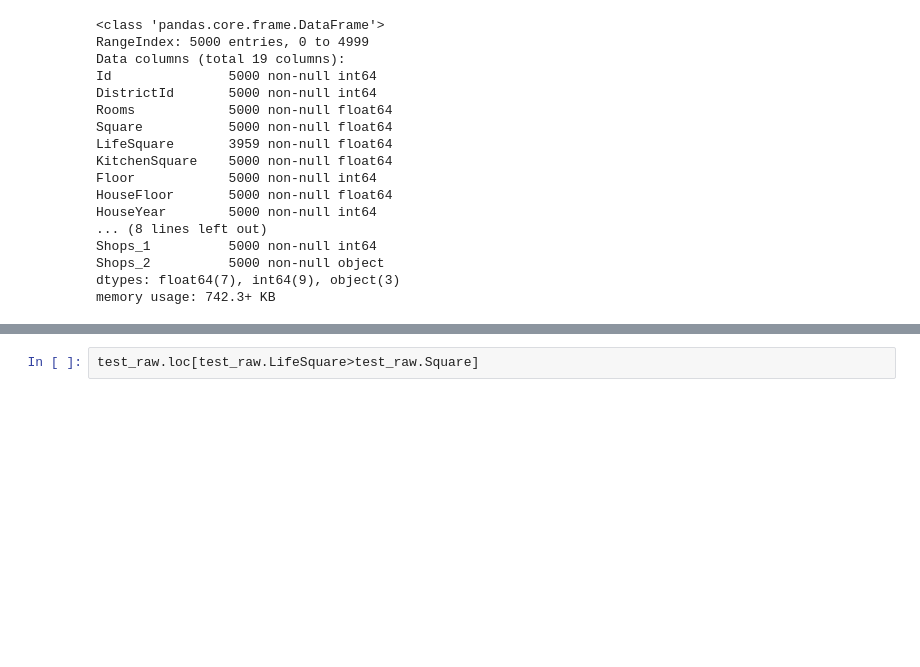
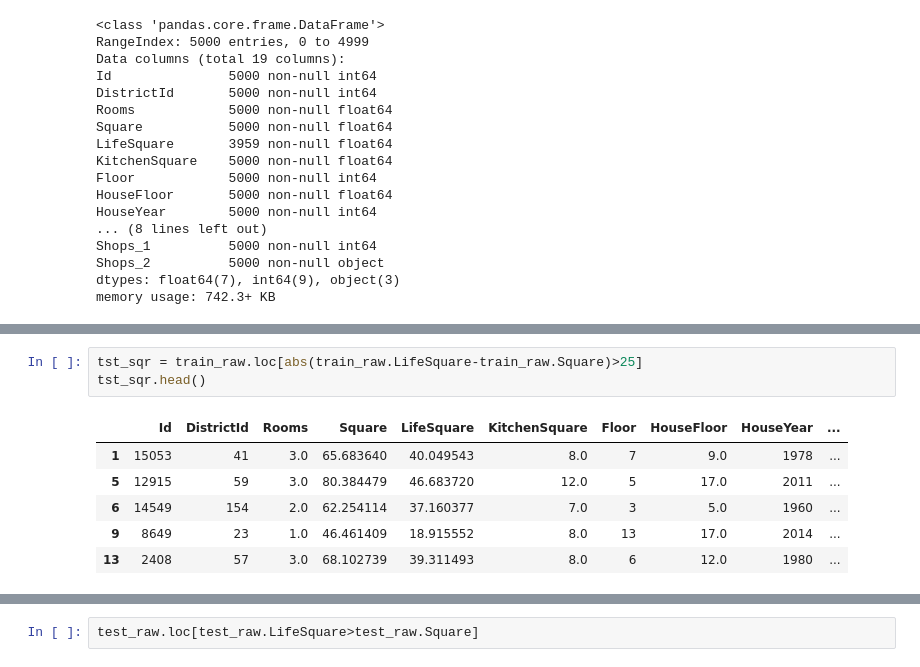
Before and after one commit to Bocharick/GeekBrains_AI_Python_for_data_science, a Jupyter notebook: CourseProject/thesis.ipynb, the cells around one changed output, grey strips where cells are left out. Saved outputs shown, nothing was run; the diff lists cells and outputs as text; blank space fills up the shorter version.

```diff
--- a/CourseProject/thesis.ipynb
+++ b/CourseProject/thesis.ipynb
@@ -105,0 +89,10 @@ train_raw.loc[train_raw.LifeSquare>train_raw.Square]
+# %%
+tst_sqr = train_raw.loc[abs(train_raw.LifeSquare-train_raw.Square)>25]
+tst_sqr.head()
+# %% [output]
+|  | Id | DistrictId | Rooms | Square | LifeSquare | KitchenSquare | Floor | HouseFloor | HouseYear | ... |
+| 1 | 15053 | 41 | 3.0 | 65.683640 | 40.049543 | 8.0 | 7 | 9.0 | 1978 | ... |
+| 5 | 12915 | 59 | 3.0 | 80.384479 | 46.683720 | 12.0 | 5 | 17.0 | 2011 | ... |
+| 6 | 14549 | 154 | 2.0 | 62.254114 | 37.160377 | 7.0 | 3 | 5.0 | 1960 | ... |
+| 9 | 8649 | 23 | 1.0 | 46.461409 | 18.915552 | 8.0 | 13 | 17.0 | 2014 | ... |
+| 13 | 2408 | 57 | 3.0 | 68.102739 | 39.311493 | 8.0 | 6 | 12.0 | 1980 | ... |
```
Also changed, not shown: parts of 9 cells of this notebook, 1 other file.
